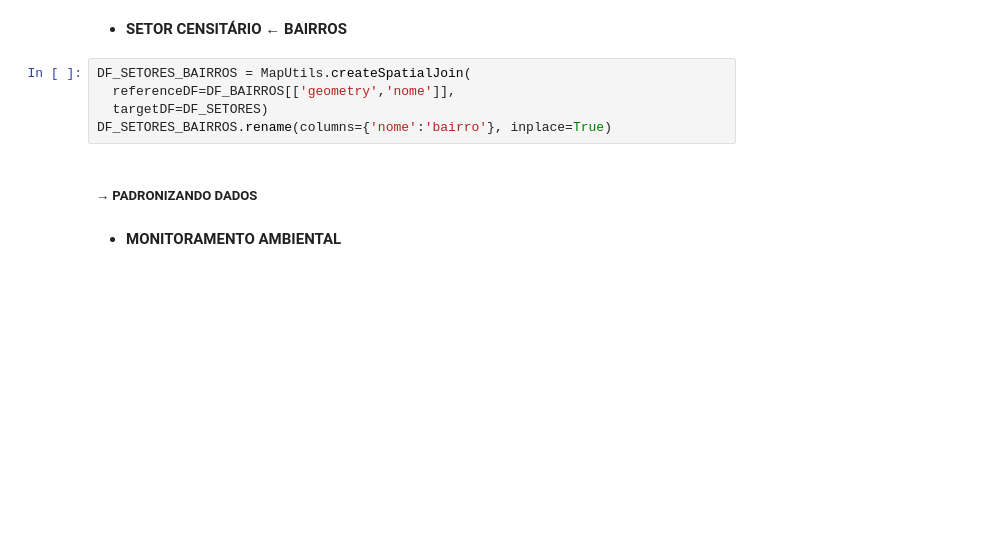
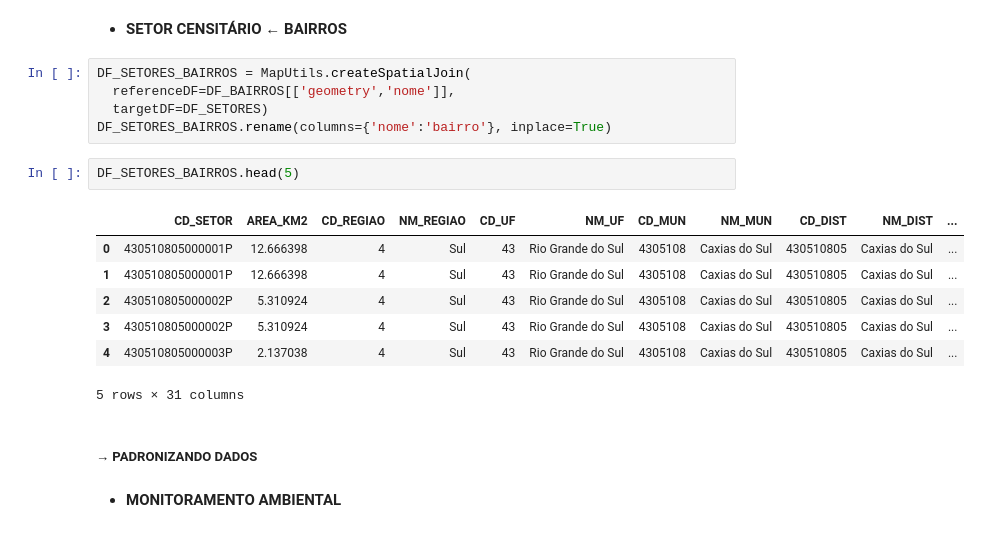
Before and after one commit to diogorosanelli/MATR, a Jupyter notebook: MATR.ipynb, the cells around one changed output. Drawn from its saved outputs; the diff is of its cells as text; blank space fills up the shorter version.

```diff
--- a/MATR.ipynb
+++ b/MATR.ipynb
@@ -518,6 +527,16 @@ DF_SETORES_BAIRROS = MapUtils.createSpatialJoin(
   referenceDF=DF_BAIRROS[['geometry','nome']],
   targetDF=DF_SETORES)
 DF_SETORES_BAIRROS.rename(columns={'nome':'bairro'}, inplace=True)
+# %%
+DF_SETORES_BAIRROS.head(5)
+# %% [output]
+|  | CD_SETOR | AREA_KM2 | CD_REGIAO | NM_REGIAO | CD_UF | NM_UF | CD_MUN | NM_MUN | CD_DIST | NM_DIST | ... |
+| 0 | 430510805000001P | 12.666398 | 4 | Sul | 43 | Rio Grande do Sul | 4305108 | Caxias do Sul | 430510805 | Caxias do Sul | ... |
+| 1 | 430510805000001P | 12.666398 | 4 | Sul | 43 | Rio Grande do Sul | 4305108 | Caxias do Sul | 430510805 | Caxias do Sul | ... |
+| 2 | 430510805000002P | 5.310924 | 4 | Sul | 43 | Rio Grande do Sul | 4305108 | Caxias do Sul | 430510805 | Caxias do Sul | ... |
+| 3 | 430510805000002P | 5.310924 | 4 | Sul | 43 | Rio Grande do Sul | 4305108 | Caxias do Sul | 430510805 | Caxias do Sul | ... |
+| 4 | 430510805000003P | 2.137038 | 4 | Sul | 43 | Rio Grande do Sul | 4305108 | Caxias do Sul | 430510805 | Caxias do Sul | ... |
+5 rows × 31 columns
 # %% [markdown]
 ##### **→ PADRONIZANDO DADOS**
 # %% [markdown]
```
Also changed, not shown: parts of 3 cells of this notebook, 1 other file.
